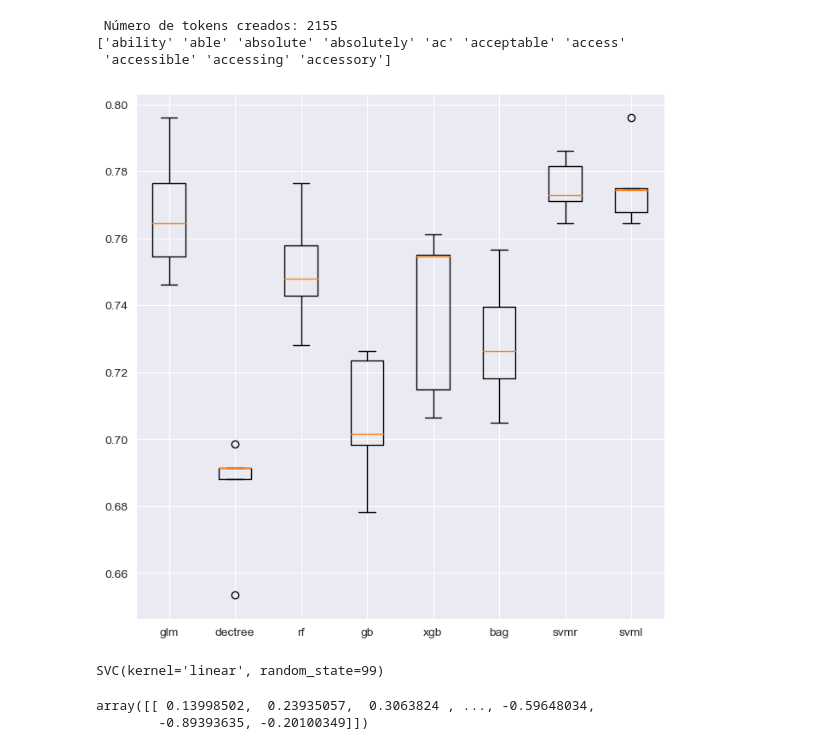
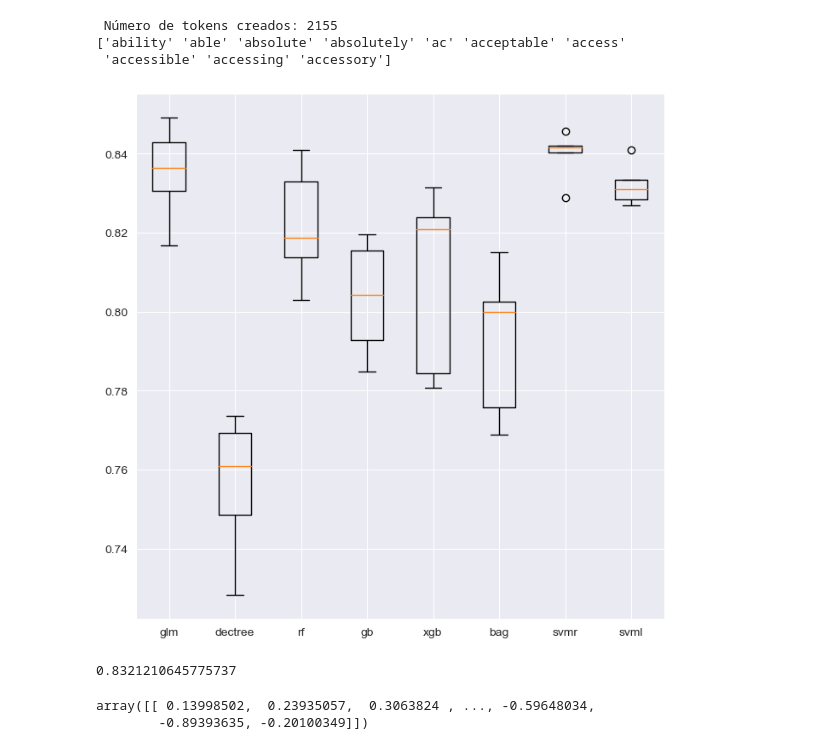
Before and after one commit to m4nugnzl/NUWEOracleReto2, a Jupyter notebook: Manuel/11_04.ipynb, the cells around one changed output. Drawn from its saved outputs; the diff is of its cells as text; code cells hidden in the pictures.

Commit message:
Segundo mejor score

```diff
--- a/Manuel/11_04.ipynb
+++ b/Manuel/11_04.ipynb
@@ -168,20 +168,21 @@ def boxplots_algorithms(results, names):
 # %%
 results = []
 names = []
 
 for name,model in models:
-    acc = cross_val_score(model, Xtrain,Ytrain, cv = kf,scoring='accuracy')
+    acc = cross_val_score(model, Xtrain,Ytrain, cv = kf,scoring='f1')
     names.append(name)
     results.append(acc)
 
 boxplots_algorithms(results, names)
 # %% [output]
-[figure, old version]
+[figure, new version]
 # %%
 svm = SVC(random_state=99,kernel='linear')
 svm.fit(Xtrain,Ytrain)
+mean(cross_val_score(svm,Xtrain,Ytrain,scoring = 'f1',cv = kf))
 # %% [output]
-SVC(kernel='linear', random_state=99)
+0.8321210645775737
 # %%
 svm.coef_.toarray()
 # %% [output]
```
Also changed, not shown: parts of 1 cell of this notebook.
